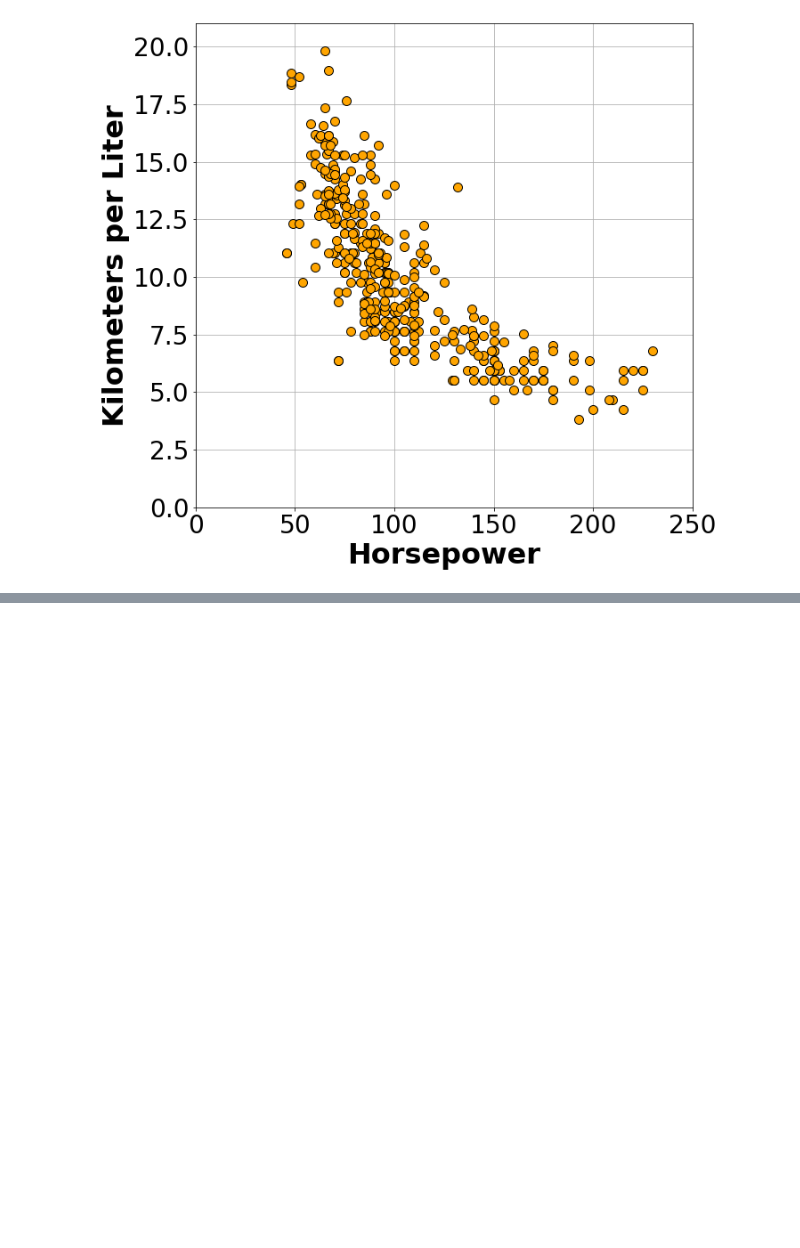
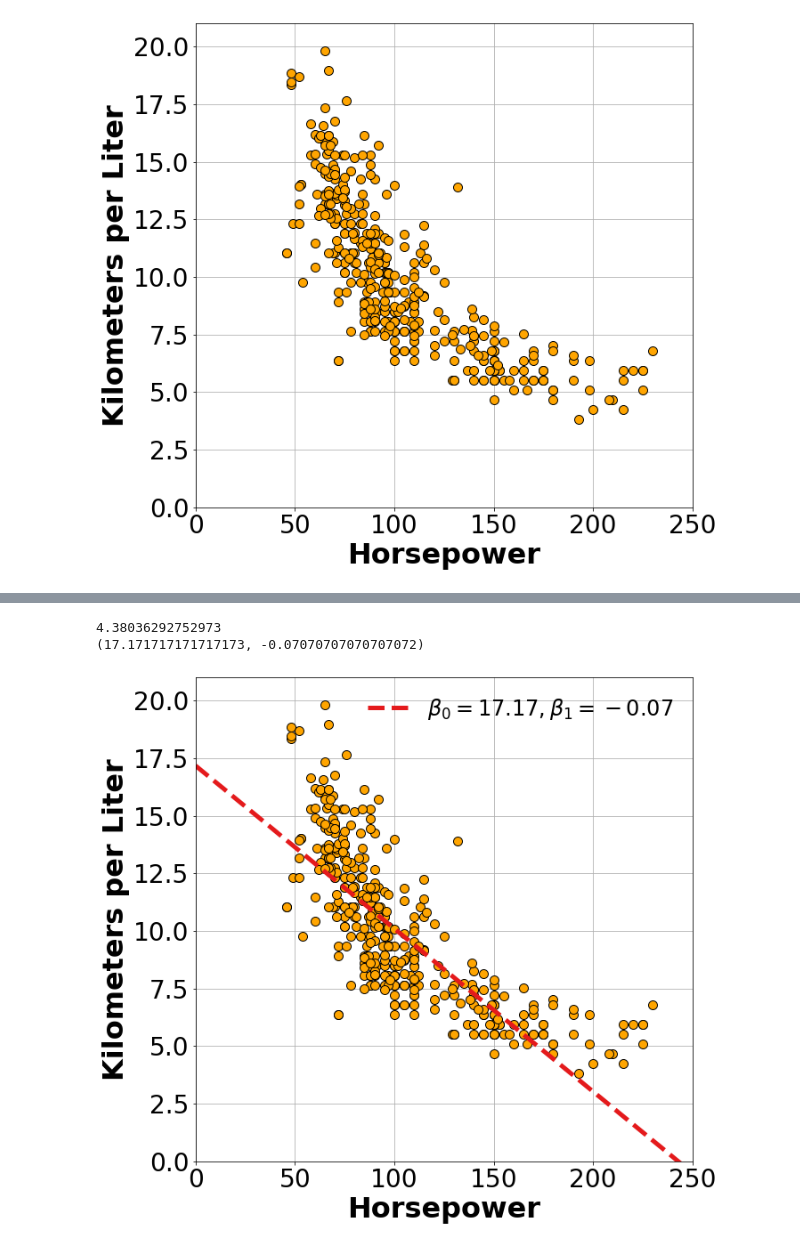
Before and after one commit to KISRDevelopment/client-side-ml, a Jupyter notebook: nn-demo/demo.ipynb, the cells around one changed output, grey strips where cells are left out. Cells and saved outputs as stored; diff of their text form; code cells hidden in the pictures; blank space fills up the shorter version.

```diff
--- a/nn-demo/demo.ipynb
+++ b/nn-demo/demo.ipynb
@@ -54,0 +65,39 @@ plt.savefig('../tmp/cars_data.png', bbox_inches='tight')
+# %%
+hp = np.array(df['Horsepower'])
+kpl = np.array(df['kpl'])
+beta0s = np.linspace(0, 50, 100)
+beta1s = -np.linspace(0, 1, 100)
+
+best_betas = None
+best_loss = np.float("inf")
+for b0 in beta0s:
+    for b1 in beta1s:
+        line = b0 + b1 * hp
+        mse = np.mean(np.square(line - kpl))
+        if mse < best_loss:
+            best_loss = mse
+            best_betas = (b0, b1)
+
+
+b0, b1 = best_betas
+print(best_loss)
+print(best_betas)
+
+f, ax = plt.subplots(1, 1, figsize=(10, 10))
+ax.plot(df['Horsepower'], df['kpl'], marker='o', linestyle='', markersize=10, color='orange', markeredgecolor='black')
+
+hp = np.linspace(0, 250, 1000)
+ax.plot(hp, b0+b1*hp, linewidth=5, linestyle='--', label=r'$\beta_0 = %0.2f, \beta_1=%0.2f$' % (b0,b1))
+ax.tick_params(axis='x', labelsize=28)
+ax.tick_params(axis='y', labelsize=28)
+ax.set_ylabel('Kilometers per Liter', fontsize=32, fontweight='bold')
+ax.set_xlabel('Horsepower', fontsize=32, fontweight='bold')
+ax.grid('both')
+ax.set_ylim([0, 21])
+ax.set_xlim([0, 250])
+ax.legend(fontsize=24, frameon=False)
+plt.savefig('../tmp/best_fit.png', bbox_inches='tight')
+# %% [output]
+4.38036292752973
+(17.171717171717173, -0.07070707070707072)
+[figure, added]
```
Also changed, not shown: parts of 3 cells of this notebook, 1 other file.
